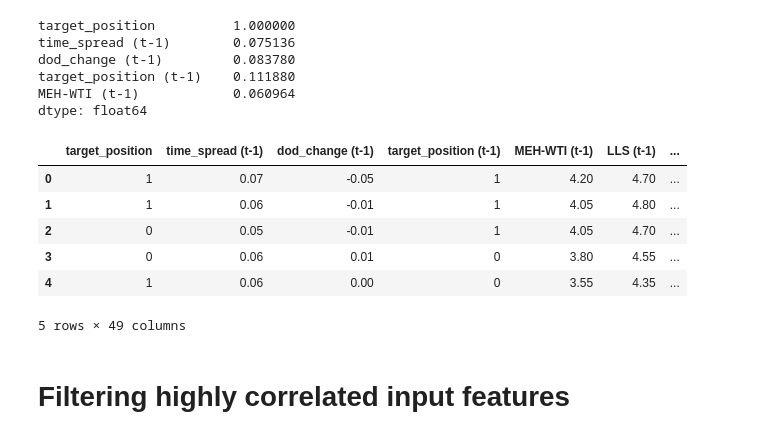
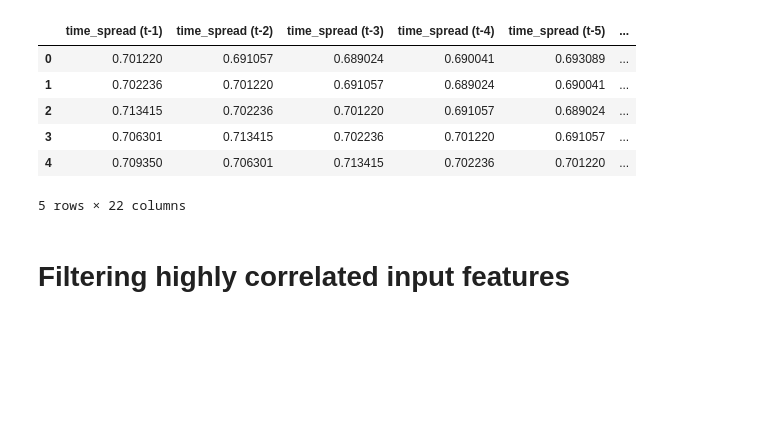
Before and after one commit to abu-rayyan/oil_futures, a Jupyter notebook: src/features_selection_classification.ipynb, the cells around one changed output. Cells and saved outputs as stored; diff of their text form; code cells hidden in the pictures; blank space fills up the shorter version.

```diff
--- a/src/features_selection_classification.ipynb
+++ b/src/features_selection_classification.ipynb
@@ -65,3 +179,7 @@ time_spread (t-19)       0.097307
 dtype: float64
 # %%
-relevant_features = corr_action[corr_action>0.05]
+relevant_num_features = corr_action[corr_action>0.05]
+# %%
+relevant_num_features_col=relevant_num_features.index
+# %%
+selected_num_df = df_num[relevant_num_features_col]  # Only getting columns having corr> 0.1 wrt output
@@ -68,9 +206,10 @@ relevant_features = corr_action[corr_action>0.05]
 # %%
-relevant_features.head()
+selected_num_df.head()
 # %% [output]
+|  | time_spread (t-1) | time_spread (t-2) | time_spread (t-3) | time_spread (t-4) | time_spread (t-5) | ... |
+| 0 | 0.701220 | 0.691057 | 0.689024 | 0.690041 | 0.693089 | ... |
+| 1 | 0.702236 | 0.701220 | 0.691057 | 0.689024 | 0.690041 | ... |
+| 2 | 0.713415 | 0.702236 | 0.701220 | 0.691057 | 0.689024 | ... |
+| 3 | 0.706301 | 0.713415 | 0.702236 | 0.701220 | 0.691057 | ... |
+| 4 | 0.709350 | 0.706301 | 0.713415 | 0.702236 | 0.701220 | ... |
-target_position          1.000000
-time_spread (t-1)        0.075136
-dod_change (t-1)         0.083780
-target_position (t-1)    0.111880
-MEH-WTI (t-1)            0.060964
-dtype: float64
+5 rows × 22 columns
@@ -79,10 +215,0 @@ selected_df = df[relevant_features.index]  # Only getting columns having corr> 0
-# %%
-selected_df.head()
-# %% [output]
-|  | target_position | time_spread (t-1) | dod_change (t-1) | target_position (t-1) | MEH-WTI (t-1) | LLS (t-1) | ... |
-| 0 | 1 | 0.07 | -0.05 | 1 | 4.20 | 4.70 | ... |
-| 1 | 1 | 0.06 | -0.01 | 1 | 4.05 | 4.80 | ... |
-| 2 | 0 | 0.05 | -0.01 | 1 | 4.05 | 4.70 | ... |
-| 3 | 0 | 0.06 | 0.01 | 0 | 3.80 | 4.55 | ... |
-| 4 | 1 | 0.06 | 0.00 | 0 | 3.55 | 4.35 | ... |
-5 rows × 49 columns
```
Also changed, not shown: parts of 46 cells of this notebook, 11 other files.
